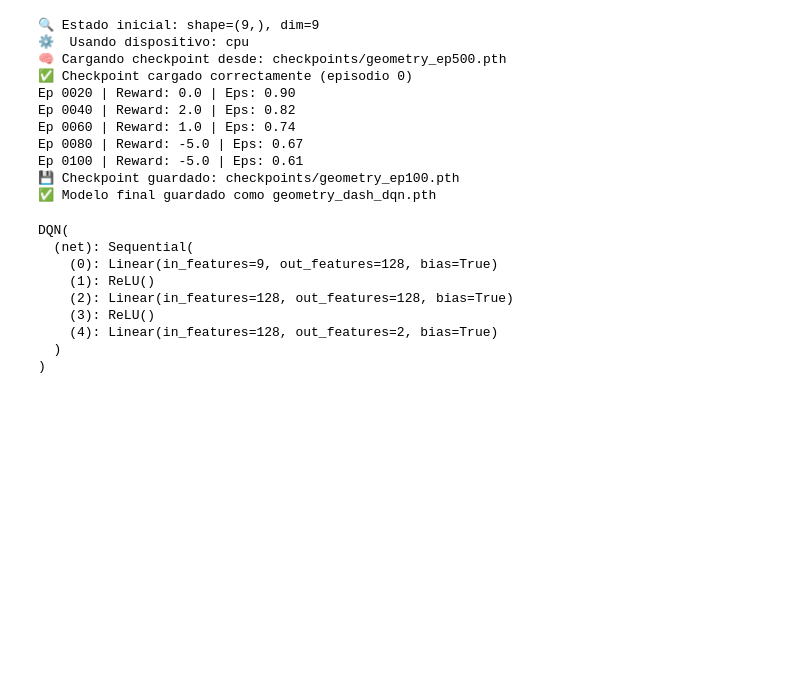
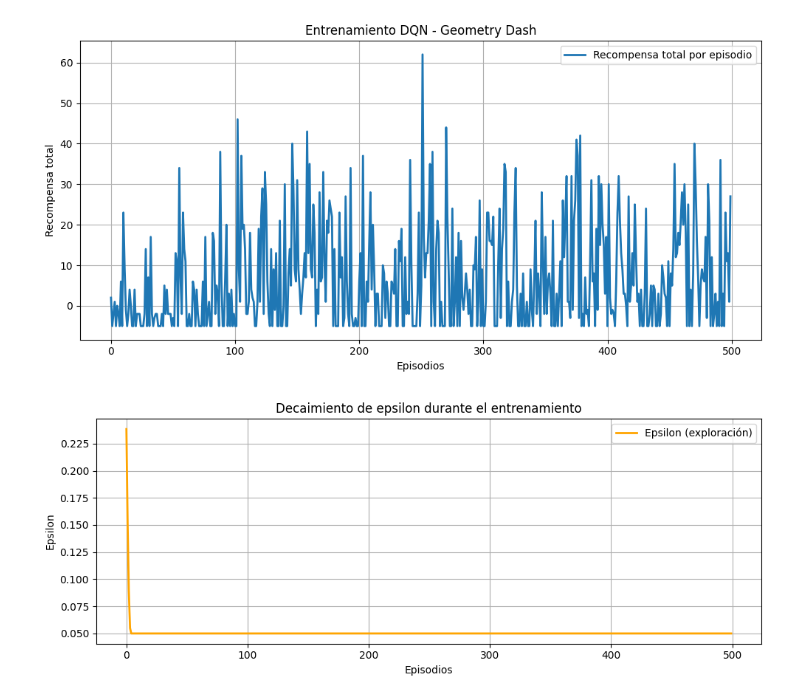
Before and after one commit to Gerax5/Deep-gd, a Jupyter notebook: train.ipynb, the cells around one changed output. Drawn from its saved outputs; the diff is of its cells as text; code cells hidden in the pictures; blank space fills up the shorter version.

Commit message:
feat: entrenamiento de nuevo modelo

```diff
--- a/train.ipynb
+++ b/train.ipynb
@@ -149,23 +65,24 @@ def train_dqn(episodes=1000, checkpoint_path=None):
-# %%
-train_dqn(episodes=100, checkpoint_path="checkpoints/geometry_ep500.pth")
-# %% [output]
-🔍 Estado inicial: shape=(9,), dim=9
-⚙️  Usando dispositivo: cpu
-🧠 Cargando checkpoint desde: checkpoints/geometry_ep500.pth
-✅ Checkpoint cargado correctamente (episodio 0)
-Ep 0020 | Reward: 0.0 | Eps: 0.90
-Ep 0040 | Reward: 2.0 | Eps: 0.82
-Ep 0060 | Reward: 1.0 | Eps: 0.74
-Ep 0080 | Reward: -5.0 | Eps: 0.67
-Ep 0100 | Reward: -5.0 | Eps: 0.61
-💾 Checkpoint guardado: checkpoints/geometry_ep100.pth
-✅ Modelo final guardado como geometry_dash_dqn.pth
-DQN(
-  (net): Sequential(
-    (0): Linear(in_features=9, out_features=128, bias=True)
-    (1): ReLU()
-    (2): Linear(in_features=128, out_features=128, bias=True)
-    (3): ReLU()
-    (4): Linear(in_features=128, out_features=2, bias=True)
-  )
-)
+# %%
+plt.figure(figsize=(10,5))
+plt.plot(rewards_history, label="Recompensa total por episodio", linewidth=2)
+plt.xlabel("Episodios")
+plt.ylabel("Recompensa total")
+plt.title("Entrenamiento DQN - Geometry Dash")
+plt.legend()
+plt.grid(True)
+plt.tight_layout()
+plt.show()
+
+# También puedes graficar la evolución de epsilon
+plt.figure(figsize=(10,4))
+plt.plot(epsilon_history, color="orange", label="Epsilon (exploración)", linewidth=2)
+plt.xlabel("Episodios")
+plt.ylabel("Epsilon")
+plt.title("Decaimiento de epsilon durante el entrenamiento")
+plt.legend()
+plt.grid(True)
+plt.tight_layout()
+plt.show()
+# %% [output]
+[figure, added]
+[figure, added]
```
Also changed, not shown: parts of 2 cells of this notebook.
